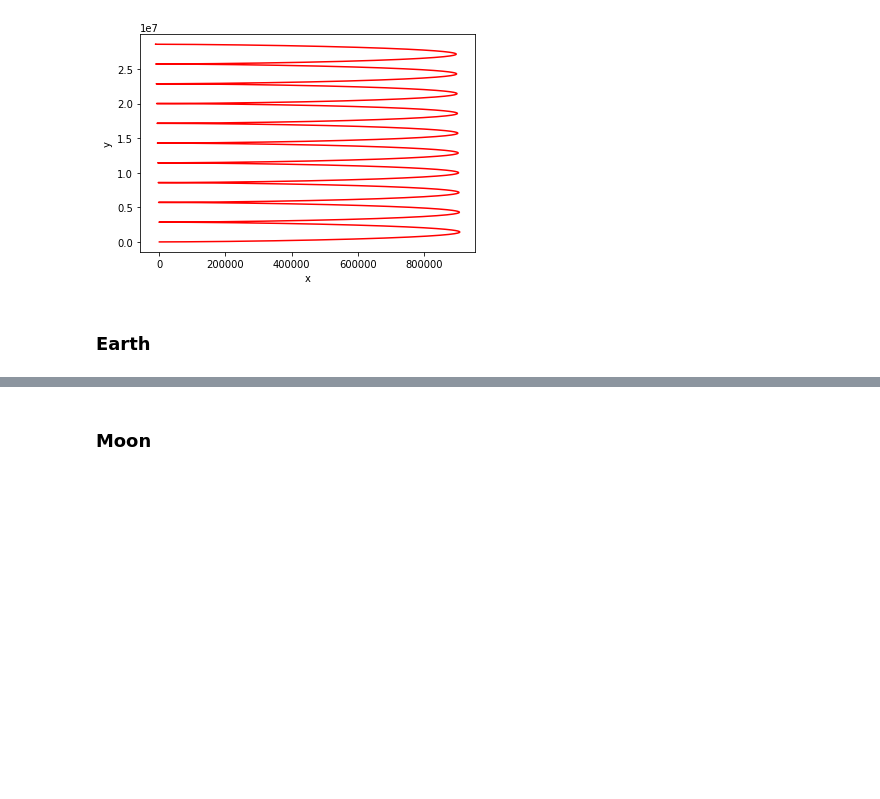
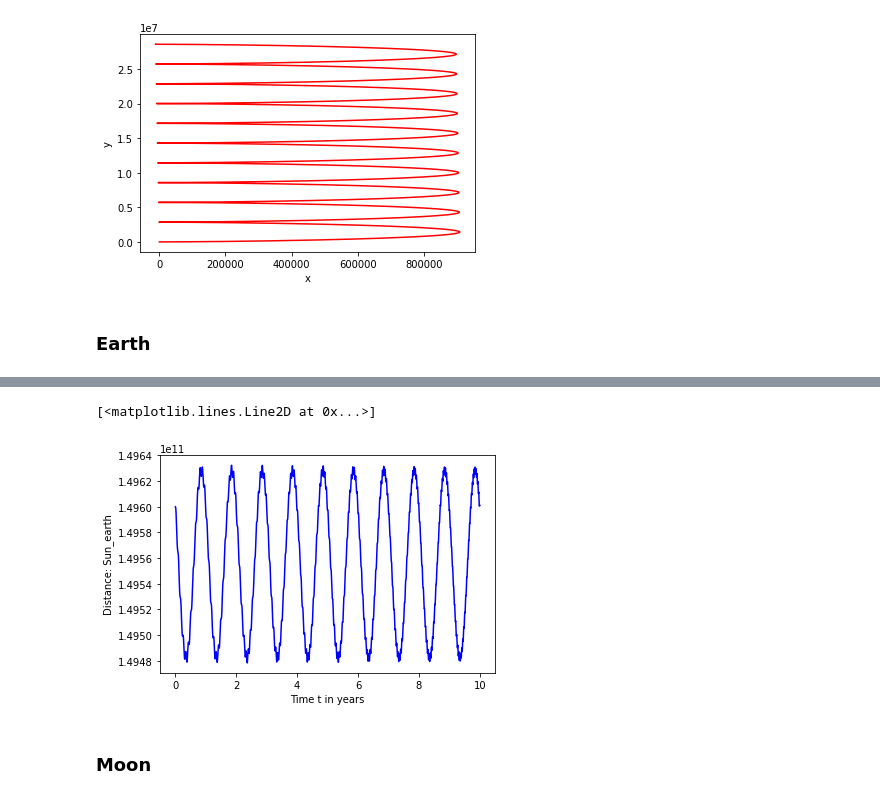
Before and after one commit to Xavier-ML/Computational-Physics-with-Python, a Jupyter notebook: 07d_Mutidimensional_3_body_template.ipynb, the cells around one changed output, grey strips where cells are left out. Drawn from its saved outputs; the diff is of its cells as text; code cells hidden in the pictures; blank space fills up the shorter version.

```diff
--- a/07d_Mutidimensional_3_body_template.ipynb
+++ b/07d_Mutidimensional_3_body_template.ipynb
@@ -136,3 +149,11 @@ plt.plot(solution.y[0], solution.y[1], "red")
+# %%
+plt.xlabel("Time t in years")
+plt.ylabel("Distance: Sun_earth")
+
+plt.plot(solution.t/(60*60*24*365.25), np.linalg.norm(solution.y[0:3]-solution.y[3:6], axis = 0), "blue")
+# %% [output]
+[<matplotlib.lines.Line2D at 0x...>]
+[figure, added]
 # %% [markdown]
 ### Moon
 # %% [markdown]
```
Also changed, not shown: parts of 4 cells of this notebook.
